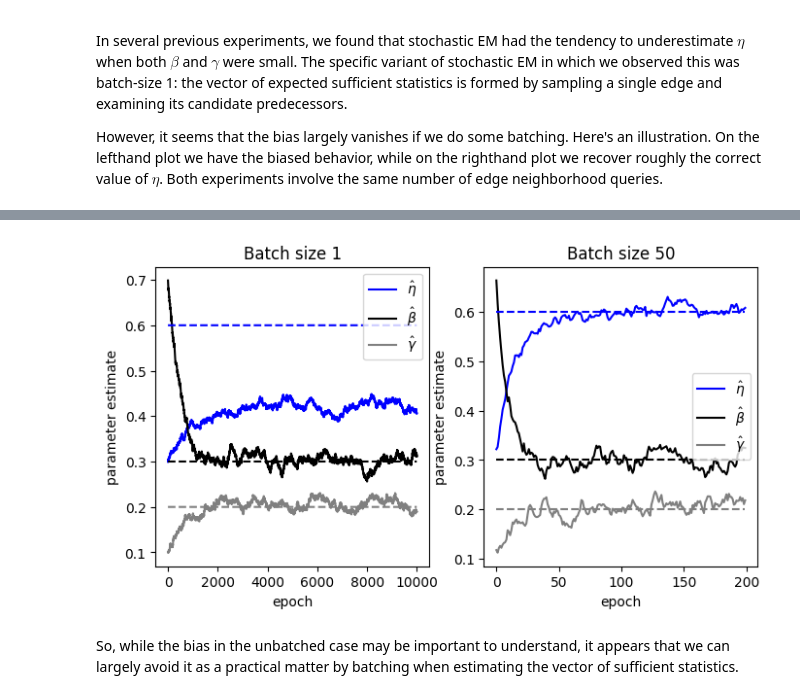
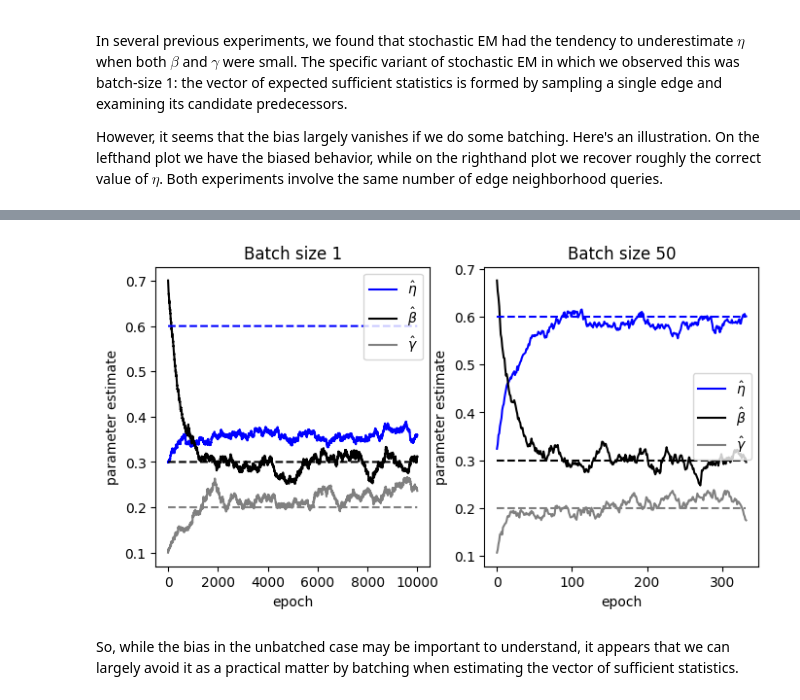
Before and after one commit to hexie1995/HyperGraph, a Jupyter notebook: code/stochastic-em-demo.ipynb, the cells around one changed output, grey strips where cells are left out. Drawn from its saved outputs; the diff is of its cells as text; code cells hidden in the pictures.

```diff
--- a/code/stochastic-em-demo.ipynb
+++ b/code/stochastic-em-demo.ipynb
@@ -135,11 +143,11 @@ This hypergraph has 10002 edges and 2957 nodes.
 # %%
 fig, axarr = plt.subplots(1, 2, figsize = (8, 4))
 axarr[0].set(title = "Batch size 1")
 axarr[1].set(title = "Batch size 50")
 
 experiment(H, 10000, axarr[0], batch_size = 1, verbose = False)
-experiment(H, 10000, axarr[1], batch_size = 50, verbose = False)
+experiment(H, 10000, axarr[1], batch_size = 30, verbose = False)
 # %% [output]
-[figure, old version]
+[figure, new version]
 # %% [markdown]
 So, while the bias in the unbatched case may be important to understand, it appears that we can largely avoid it as a practical matter by batching when estimating the vector of sufficient statistics.
```
Also changed, not shown: parts of 4 cells of this notebook, 2 other files.
